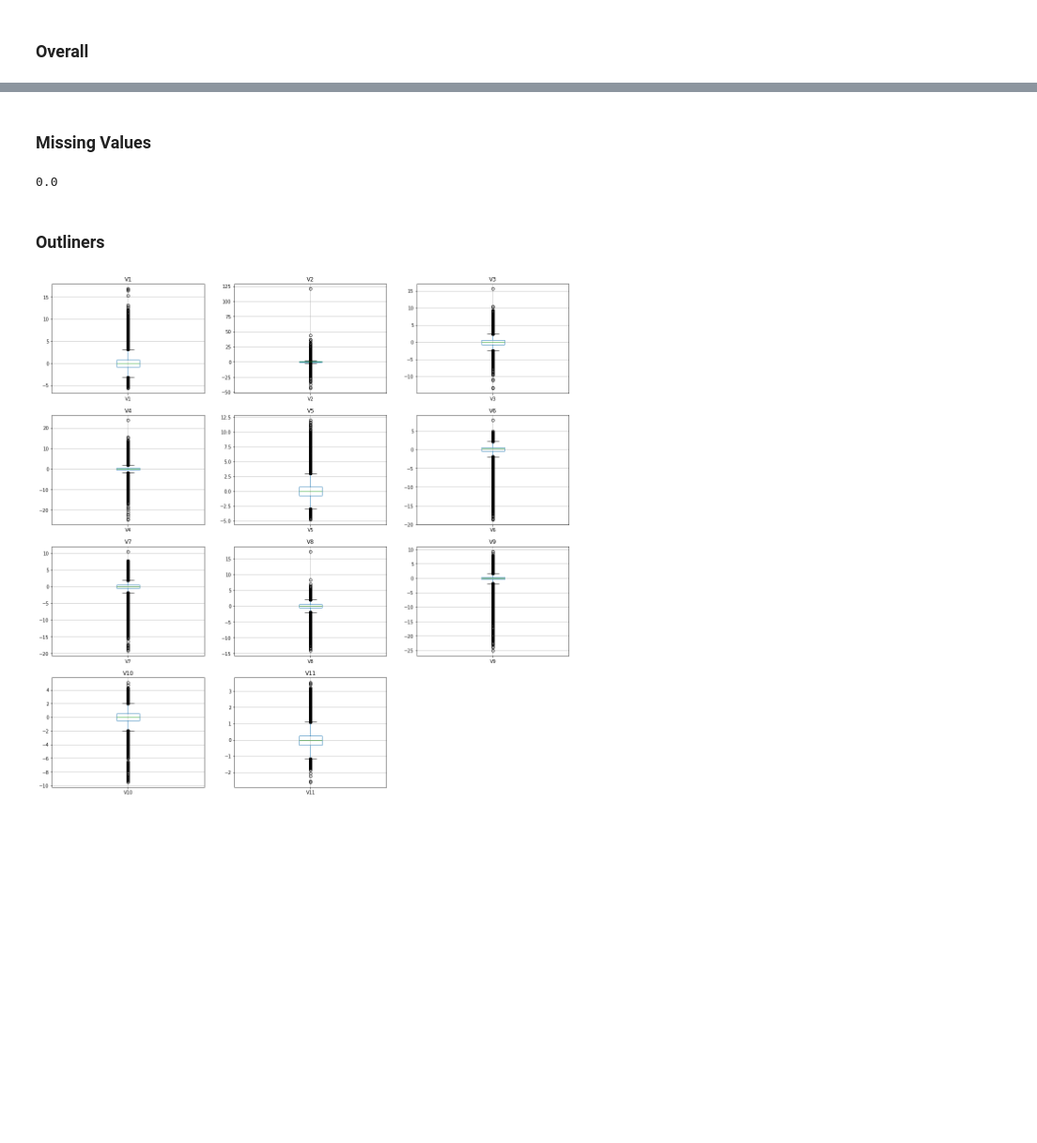
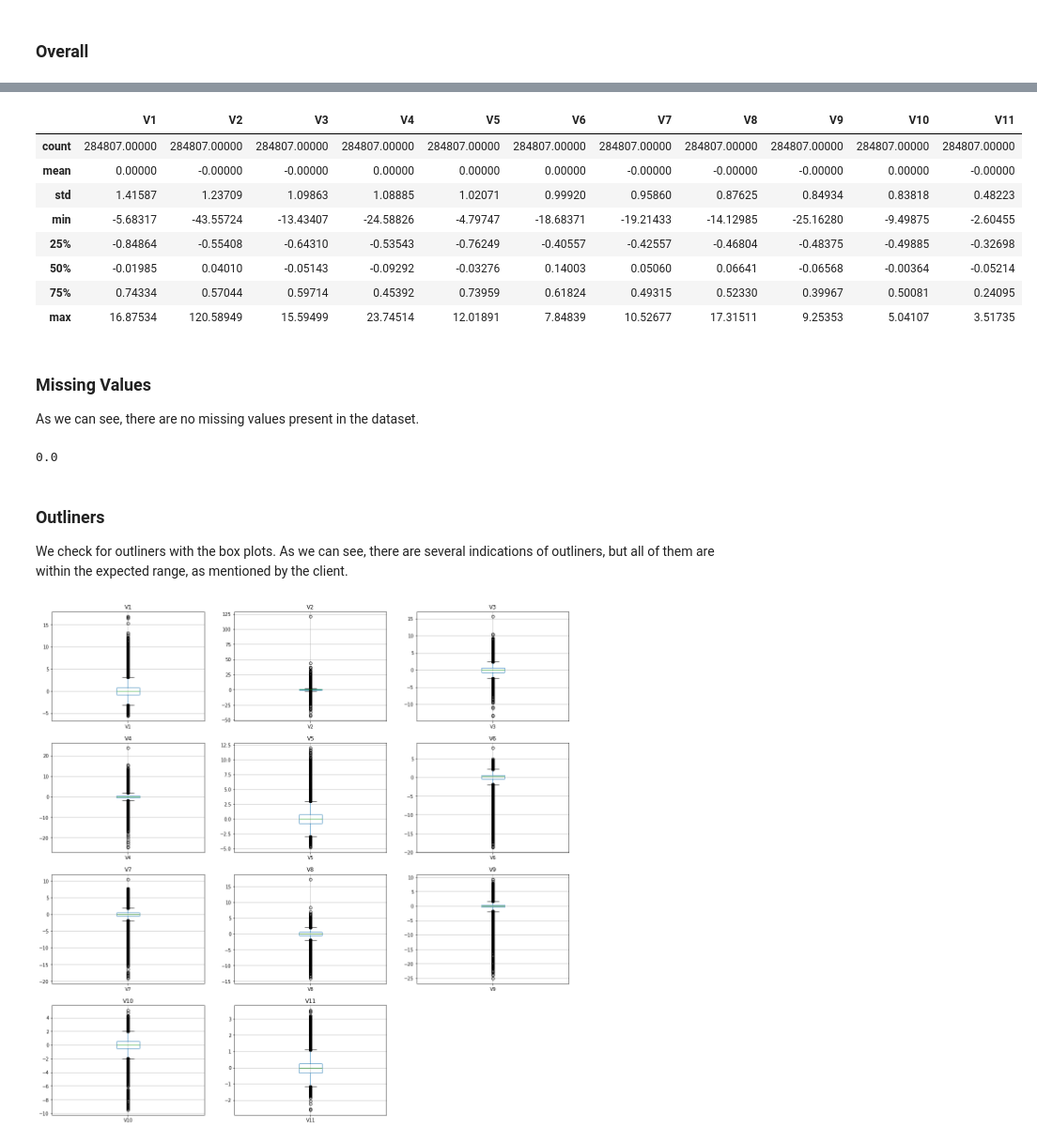
Before and after one commit to GabrielVargasR/University-Artificial-Intelligence, a Jupyter notebook: TC4 - Classification and Clustering/2021-2-Trabajo Practico_04.ipynb, the cells around one changed output, grey strips where cells are left out. Shown at 94% size. Drawn from its saved outputs; the diff is of its cells as text; code cells hidden in the pictures; blank space fills up the shorter version.

```diff
--- a/TC4 - Classification and Clustering/2021-2-Trabajo Practico_04.ipynb
+++ b/TC4 - Classification and Clustering/2021-2-Trabajo Practico_04.ipynb
@@ -487,11 +473,28 @@ data.describe()
-# %% [markdown]
-### Missing Values
+# %%
+# Describe with format to avoid scientific notation for readability.
+data.describe().apply(lambda s: s.apply('{0:.5f}'.format))
+# %% [output]
+|  | V1 | V2 | V3 | V4 | V5 | V6 | V7 | V8 | V9 | V10 | V11 |
+| count | 284807.00000 | 284807.00000 | 284807.00000 | 284807.00000 | 284807.00000 | 284807.00000 | 284807.00000 | 284807.00000 | 284807.00000 | 284807.00000 | 284807.00000 |
+| mean | 0.00000 | -0.00000 | -0.00000 | 0.00000 | 0.00000 | 0.00000 | -0.00000 | -0.00000 | -0.00000 | 0.00000 | -0.00000 |
+| std | 1.41587 | 1.23709 | 1.09863 | 1.08885 | 1.02071 | 0.99920 | 0.95860 | 0.87625 | 0.84934 | 0.83818 | 0.48223 |
+| min | -5.68317 | -43.55724 | -13.43407 | -24.58826 | -4.79747 | -18.68371 | -19.21433 | -14.12985 | -25.16280 | -9.49875 | -2.60455 |
+| 25% | -0.84864 | -0.55408 | -0.64310 | -0.53543 | -0.76249 | -0.40557 | -0.42557 | -0.46804 | -0.48375 | -0.49885 | -0.32698 |
+| 50% | -0.01985 | 0.04010 | -0.05143 | -0.09292 | -0.03276 | 0.14003 | 0.05060 | 0.06641 | -0.06568 | -0.00364 | -0.05214 |
+| 75% | 0.74334 | 0.57044 | 0.59714 | 0.45392 | 0.73959 | 0.61824 | 0.49315 | 0.52330 | 0.39967 | 0.50081 | 0.24095 |
+| max | 16.87534 | 120.58949 | 15.59499 | 23.74514 | 12.01891 | 7.84839 | 10.52677 | 17.31511 | 9.25353 | 5.04107 | 3.51735 |
+# %% [markdown]
+### Missing Values
+
+As we can see, there are no missing values present in the dataset.
 # %%
 data.isnull().mean().sum()
 # %% [output]
 0.0
-# %% [markdown]
-### Outliners
+# %% [markdown]
+### Outliners
+We check for outliners with the box plots.
+As we can see, there are several indications of outliners, but all of them are within the expected range, as mentioned by the client.
 # %%
 %matplotlib inline
 import matplotlib.pyplot as plt
```
Also changed, not shown: parts of 13 cells of this notebook.
